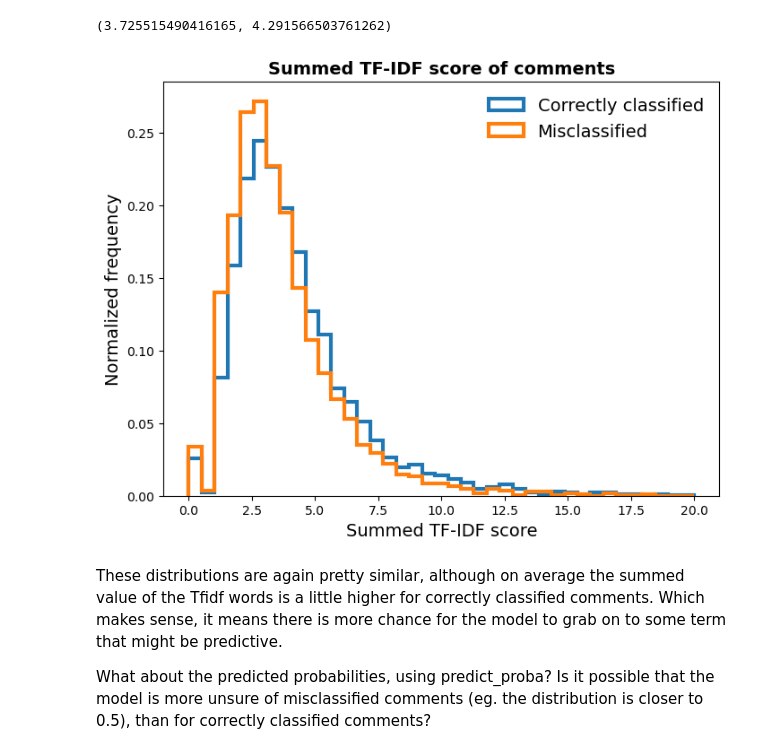
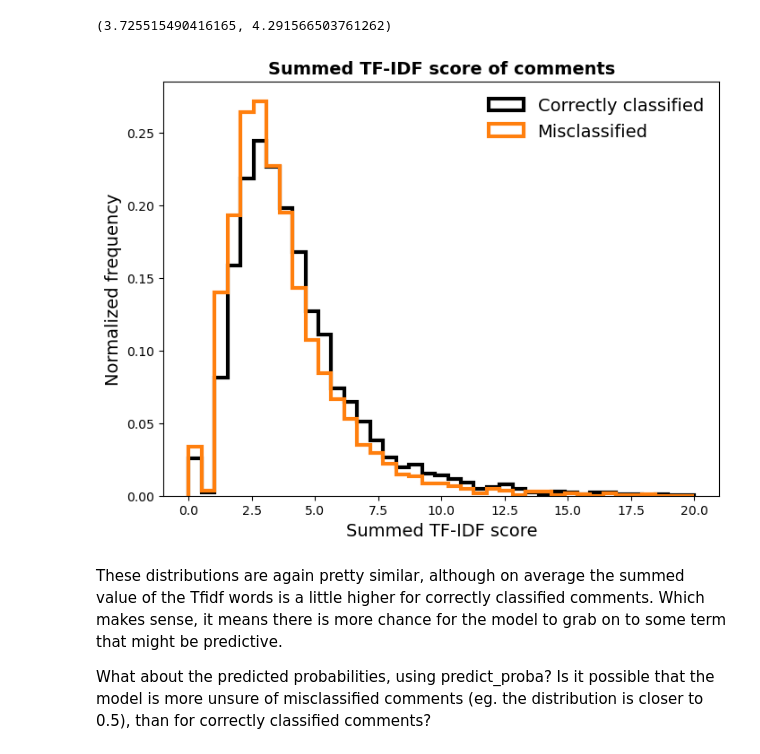
Before and after one commit to martijndevries/NLP_Reddit, a Jupyter notebook: code/model_insights_conclusions.ipynb, the cells around one changed output. Saved outputs shown, nothing was run; the diff lists cells and outputs as text; code cells hidden in the pictures.

```diff
--- a/code/model_insights_conclusions.ipynb
+++ b/code/model_insights_conclusions.ipynb
@@ -751,17 +752,17 @@ np.mean(summed_X_mc), np.mean(summed_X_c)
 # %%
 fig, ax = plt.subplots(figsize=(8,6))
 
 linbins = np.linspace(0, 20, 40)
-ax.hist(summed_X_c, histtype='step', linewidth=3, bins=linbins, density=True, label='Correctly classified')
-ax.hist(summed_X_mc, histtype='step', linewidth=3,  bins=linbins, density=True, label='Misclassified')
+ax.hist(summed_X_c, histtype='step', linewidth=3,  color='black', bins=linbins, density=True, label='Correctly classified')
+ax.hist(summed_X_mc, histtype='step', linewidth=3, color='tab:orange',  bins=linbins, density=True, label='Misclassified')
 
 ax.legend(frameon=False, numpoints=1, fontsize=14)
 ax.set_xlabel('Summed TF-IDF score', fontsize=14)
 ax.set_ylabel('Normalized frequency',fontsize=14)
 ax.set_title('Summed TF-IDF score of comments', fontsize=14, fontweight='bold')
 plt.show()
 # %% [output]
-[figure, old version]
+[figure, new version]
 # %% [markdown]
 These distributions are again pretty similar, although on average the summed value of the Tfidf words is a little higher for correctly classified comments. Which makes sense, it means there is more chance for the model to grab on to some term that might be predictive.
 
```
Also changed, not shown: parts of 3 cells of this notebook, 6 other files.
